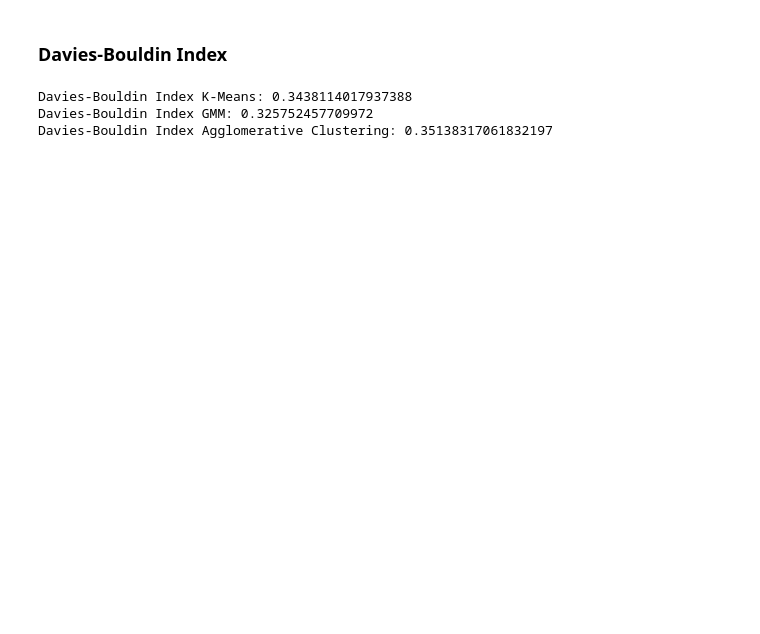
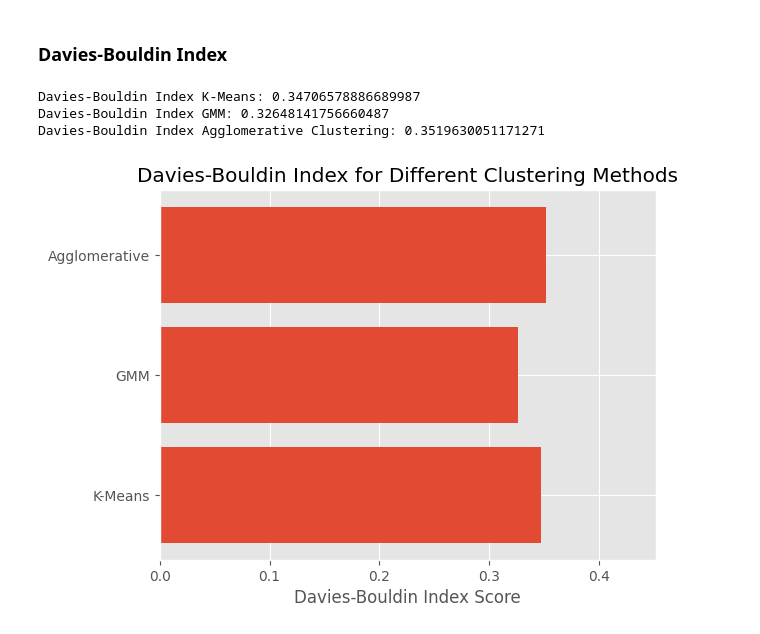
Before and after one commit to njabdullah/Clustering-Stocks-Based-on-VaR, a Jupyter notebook: ClustringPortofolio.ipynb, the cells around one changed output. Saved outputs shown, nothing was run; the diff lists cells and outputs as text; code cells hidden in the pictures; blank space fills up the shorter version.

```diff
--- a/ClustringPortofolio.ipynb
+++ b/ClustringPortofolio.ipynb
@@ -1240,19 +1258,30 @@ plt.legend(['kmeans','Agglomerative','GMM'])
 # %% [markdown]
 ### Davies-Bouldin Index
 # %%
-from sklearn.metrics import davies_bouldin_score
-
-# Hitung Davies-Bouldin Index untuk setiap hasil clustering
+# Count Davies-Bouldin Index for every method of clustering
 db_index_kmeans = davies_bouldin_score(var_data_standardized_kmeans, test1_clusters_kmeans)
 db_index_gmm = davies_bouldin_score(var_data_standardized_gmm, test1_clusters_gmm)
 db_index_aglo = davies_bouldin_score(var_data_standardized_aglo, test1_clusters_aglo)
 
-# Tampilkan hasil
+# Display the result
 print(f"Davies-Bouldin Index K-Means: {db_index_kmeans}")
 print(f"Davies-Bouldin Index GMM: {db_index_gmm}")
 print(f"Davies-Bouldin Index Agglomerative Clustering: {db_index_aglo}")
+
+methods = ['K-Means', 'GMM', 'Agglomerative']
+scores = [db_index_kmeans, db_index_gmm, db_index_aglo]
+
+# Create a bar chart
+plt.barh(methods, scores)
+plt.xlabel('Davies-Bouldin Index Score')
+plt.title('Davies-Bouldin Index for Different Clustering Methods')
+plt.xlim([0, max(scores) + 0.1])  # Adjust the x-axis limits if needed
+
+# Display the plot
+plt.show()
 # %% [output]
-Davies-Bouldin Index K-Means: 0.3438114017937388
-Davies-Bouldin Index GMM: 0.325752457709972
-Davies-Bouldin Index Agglomerative Clustering: 0.35138317061832197
+Davies-Bouldin Index K-Means: 0.34706578886689987
+Davies-Bouldin Index GMM: 0.32648141756660487
+Davies-Bouldin Index Agglomerative Clustering: 0.3519630051171271
+[figure, added]
 # %%
```
Also changed, not shown: parts of 60 cells of this notebook, 1 other file.
